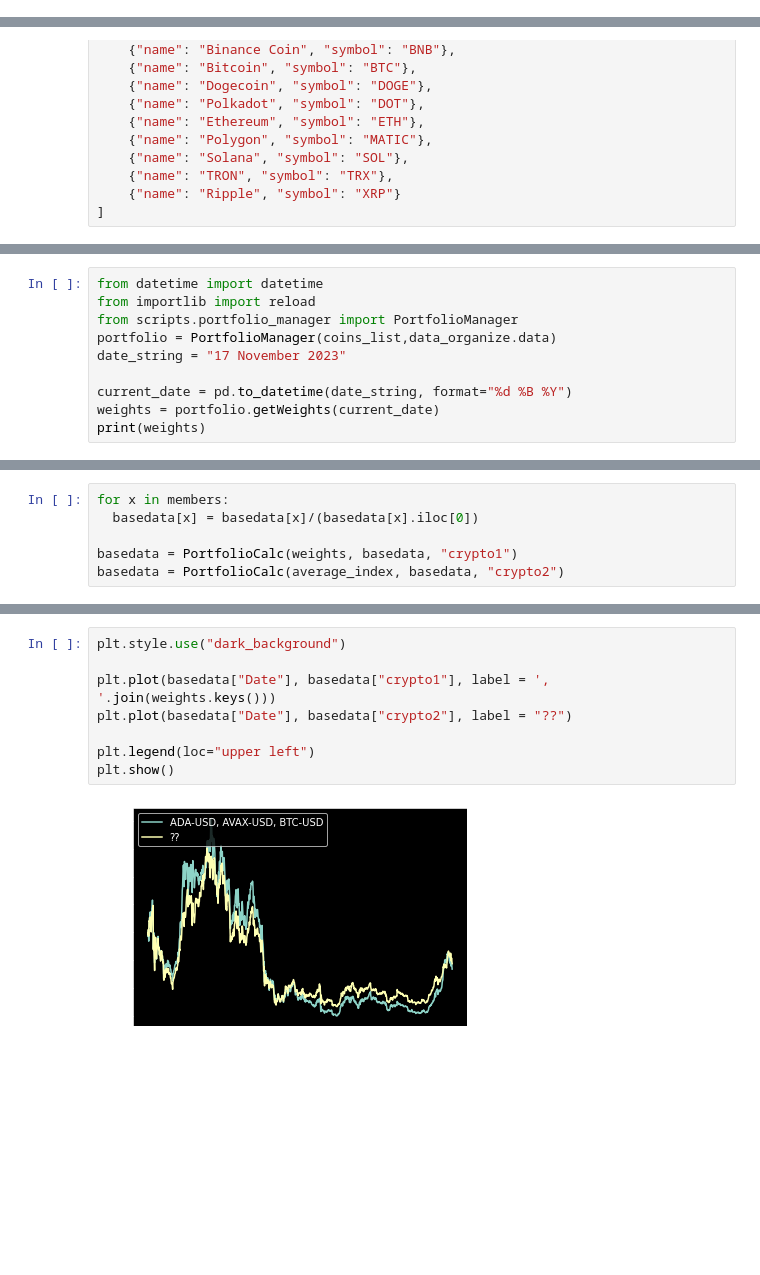
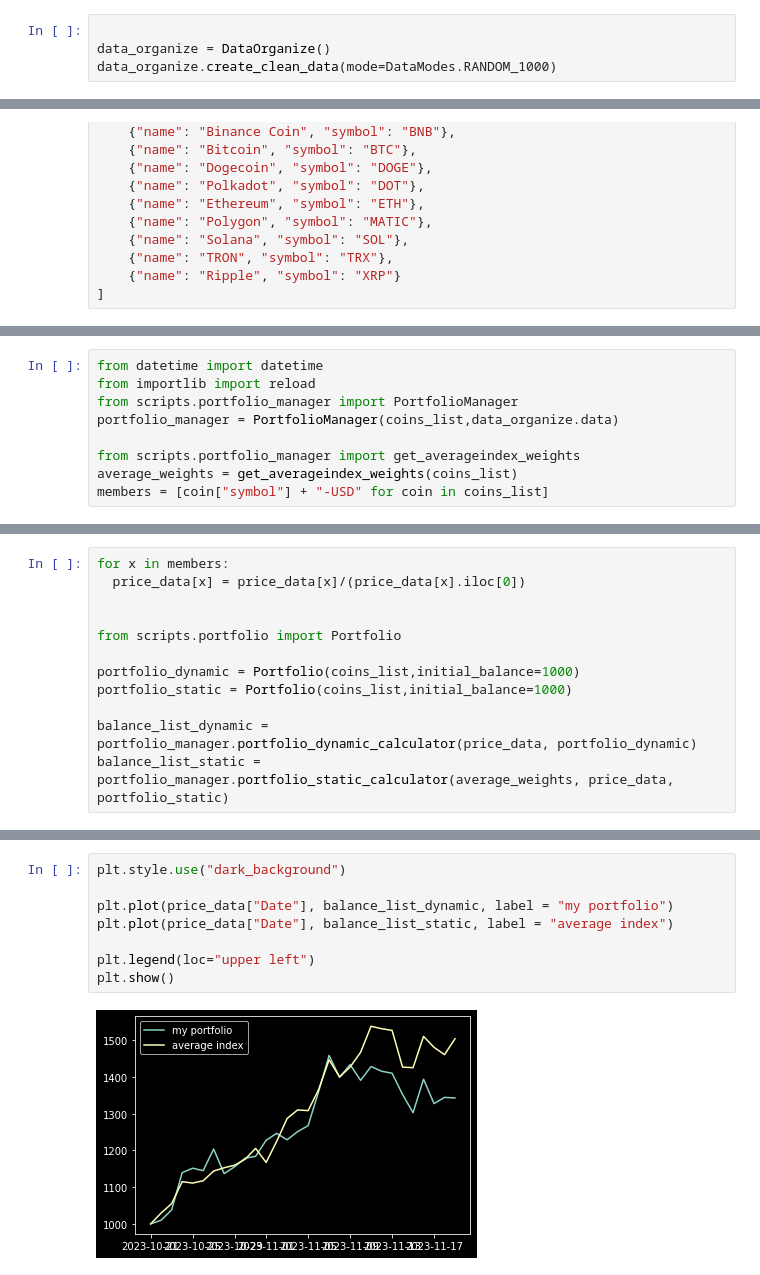
Before and after one commit to ArashST79/crypto_sentiment, a Jupyter notebook: notebooks/portfolio.ipynb, the cells around one changed output, grey strips where cells are left out. Drawn from its saved outputs; the diff is of its cells as text; blank space fills up the shorter version.

Commit message:
dynamic & static portfolio with sentiment scores

```diff
--- a/notebooks/portfolio.ipynb
+++ b/notebooks/portfolio.ipynb
@@ -29,0 +11,4 @@ data_organize.clean_data()
+# %%
+
+data_organize = DataOrganize()
+data_organize.create_clean_data(mode=DataModes.RANDOM_1000)
@@ -51,9 +47,8 @@ data_organize.analyze_sentiment()
 from datetime import datetime
 from importlib import reload
 from scripts.portfolio_manager import PortfolioManager
-portfolio = PortfolioManager(coins_list,data_organize.data)
-date_string = "17 November 2023"
+portfolio_manager = PortfolioManager(coins_list,data_organize.data)
 
-current_date = pd.to_datetime(date_string, format="%d %B %Y")
-weights = portfolio.getWeights(current_date)
-print(weights)
+from scripts.portfolio_manager import get_averageindex_weights
+average_weights = get_averageindex_weights(coins_list)
+members = [coin["symbol"] + "-USD" for coin in coins_list]
@@ -112,6 +99,12 @@ print(basedata)
-# %%
-for x in members:
-  basedata[x] = basedata[x]/(basedata[x].iloc[0])
-
-basedata = PortfolioCalc(weights, basedata, "crypto1")
-basedata = PortfolioCalc(average_index, basedata, "crypto2")
+# %%
+for x in members:
+  price_data[x] = price_data[x]/(price_data[x].iloc[0])
+
+
+from scripts.portfolio import Portfolio
+
+portfolio_dynamic = Portfolio(coins_list,initial_balance=1000)
+portfolio_static = Portfolio(coins_list,initial_balance=1000)
+
+balance_list_dynamic = portfolio_manager.portfolio_dynamic_calculator(price_data, portfolio_dynamic)
+balance_list_static = portfolio_manager.portfolio_static_calculator(average_weights, price_data, portfolio_static)
@@ -118,10 +134,10 @@ basedata = PortfolioCalc(average_index, basedata, "crypto2")
 # %%
 plt.style.use("dark_background")
 
-plt.plot(basedata["Date"], basedata["crypto1"], label = ', '.join(weights.keys()))
-plt.plot(basedata["Date"], basedata["crypto2"], label = "??")
+plt.plot(price_data["Date"], balance_list_dynamic, label = "my portfolio")
+plt.plot(price_data["Date"], balance_list_static, label = "average index")
 
 plt.legend(loc="upper left")
 plt.show()
 # %% [output]
-[figure, old version]
+[figure, new version]
```
Also changed, not shown: parts of 9 cells of this notebook, 8 other files.
